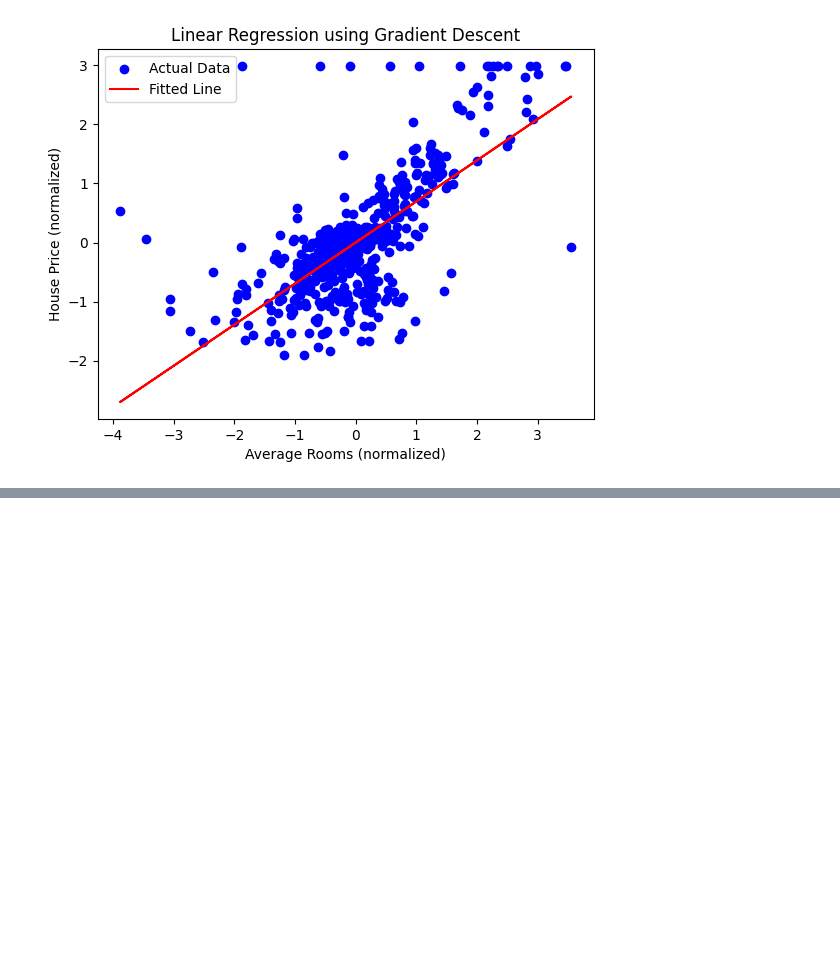
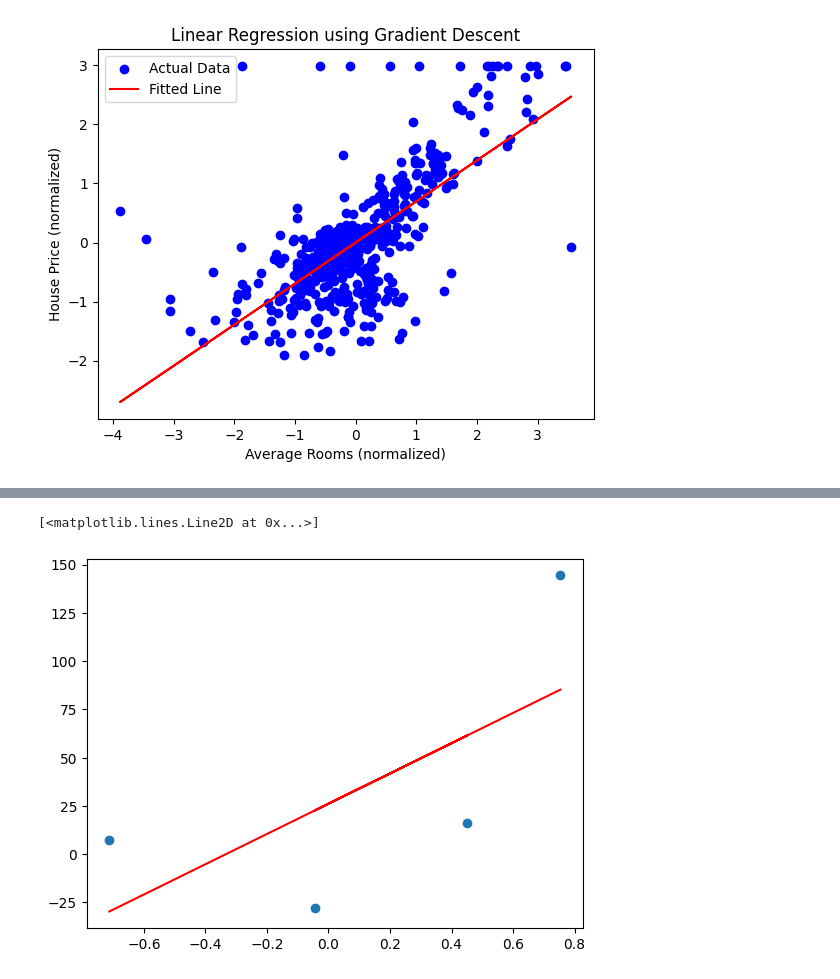
Before and after one commit to Misbahuddin111/machine-learning, a Jupyter notebook: 51 session gradient descent.ipynb, the cells around one changed output, grey strips where cells are left out. Cells and saved outputs as stored; diff of their text form; code cells hidden in the pictures; blank space fills up the shorter version.

```diff
--- a/51 session gradient descent.ipynb
+++ b/51 session gradient descent.ipynb
@@ -139,0 +167,6 @@ Final cost: 0.5164745440086658
+# %%
+plt.scatter(x,y)
+plt.plot(x,model.predict(x),color = "red")
+# %% [output]
+[<matplotlib.lines.Line2D at 0x...>]
+[figure, added]
```
Also changed, not shown: parts of 9 cells of this notebook.
